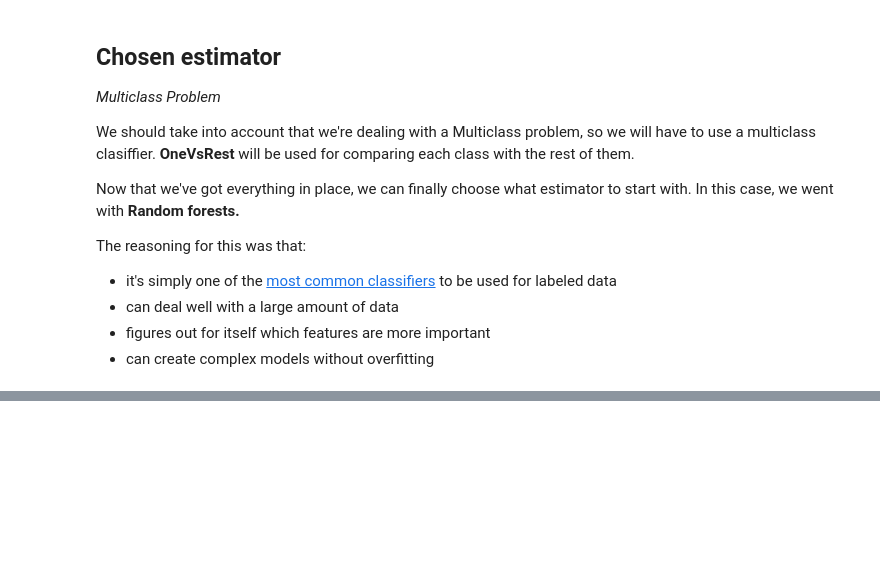
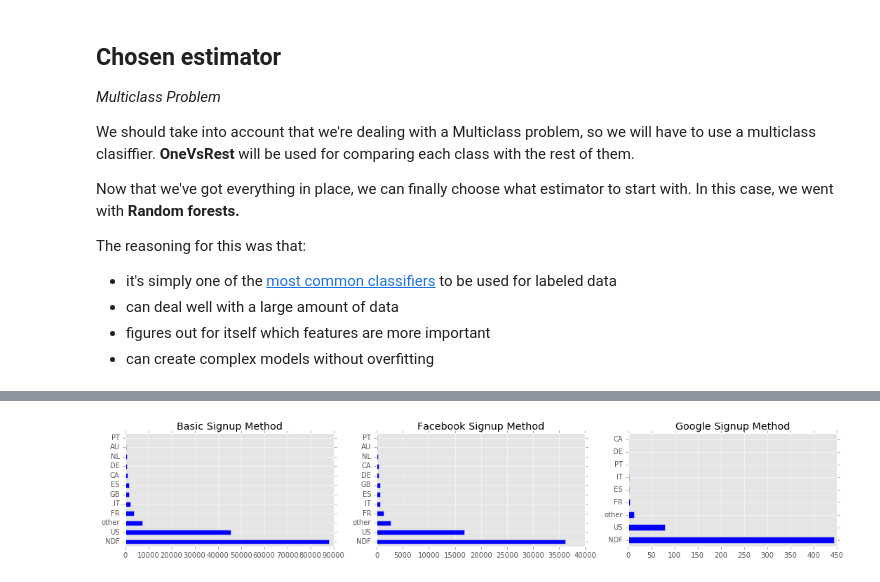
Before and after one commit to mirunapopa/DS-Intensive, a Jupyter notebook: Technical Report.ipynb, the cells around one changed output, grey strips where cells are left out. Saved outputs shown, nothing was run; the diff lists cells and outputs as text; code cells hidden in the pictures; blank space fills up the shorter version.

```diff
--- a/Technical Report.ipynb
+++ b/Technical Report.ipynb
@@ -302,0 +330,13 @@ With this data and this estimator, we got a **92% accuracy score**, and a **93%
+# %%
+plt.subplot(1,3,1)
+train_data[train_data.signup_method == 'basic']["country_destination"].value_counts().plot(kind ='barh')
+pl.title("Basic Signup Method")
+plt.subplot(1,3,2)
+train_data[train_data.signup_method == 'facebook']["country_destination"].value_counts().plot(kind ='barh')
+pl.title("Facebook Signup Method")
+plt.subplot(1,3,3)
+train_data[train_data.signup_method == 'google']["country_destination"].value_counts().plot(kind ='barh')
+pl.title("Google Signup Method")
+plt.tight_layout();
+# %% [output]
+[figure, added]
```
Also changed, not shown: parts of 17 cells of this notebook, 1 other file.
